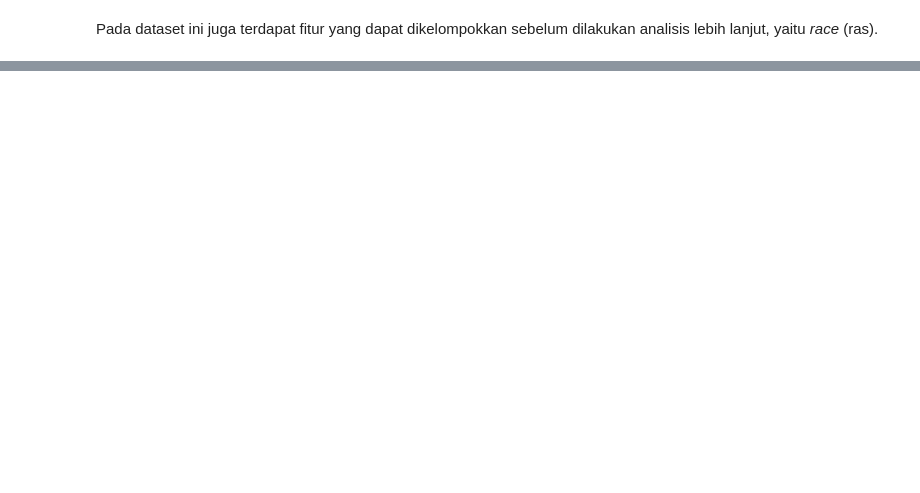
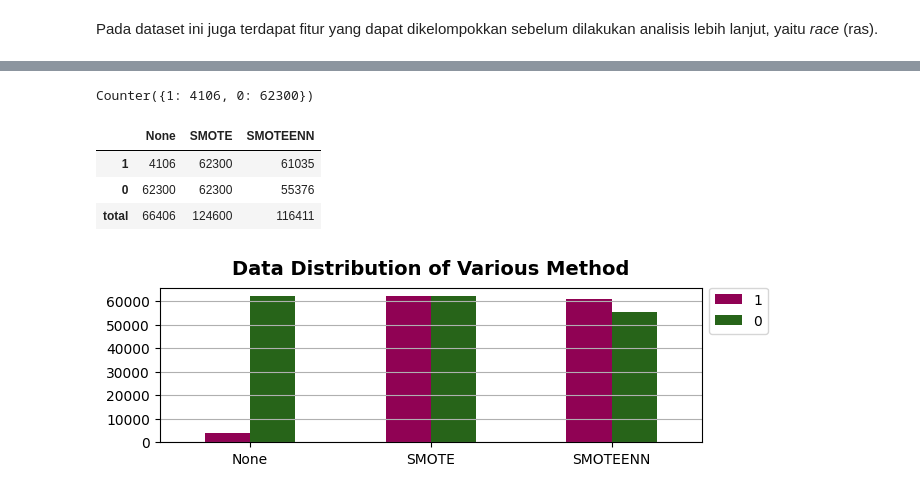
Before and after one commit to aNdr3W03/Eksperimen_SML_andrewbj, a Jupyter notebook: preprocessing/Eksperimen_andrewbj.ipynb, the cells around one changed output, grey strips where cells are left out. Cells and saved outputs as stored; diff of their text form; code cells hidden in the pictures; blank space fills up the shorter version.

```diff
--- a/preprocessing/Eksperimen_andrewbj.ipynb
+++ b/preprocessing/Eksperimen_andrewbj.ipynb
@@ -502,0 +661,57 @@ df.drop(columns=race_cols, inplace=True)
+# %%
+# Split the independent variable (X) and dependent variable/label (y)
+# Drop year and race features as they don't give strong correlation to diabetes
+X = df.drop(['diabetes', 'year', 'race'], axis=1)
+y = df['diabetes']
+# %%
+# Check the amount of data each label
+collections.Counter(y)
+# %% [output]
+Counter({1: 4106, 0: 62300})
+# %%
+# Apply the oversampling and over-undersampling method to overcome the imbalanced data
+smote = SMOTE(sampling_strategy='all')
+X_smote, y_smote = smote.fit_resample(X, y)
+
+smoteenn = SMOTEENN(sampling_strategy='all')
+X_smoteenn, y_smoteenn = smoteenn.fit_resample(X, y)
+# %%
+# Compare the data amoount for different methods
+y_counter = collections.Counter(y)
+y_smote_counter = collections.Counter(y_smote)
+y_smoteenn_counter = collections.Counter(y_smoteenn)
+
+counter_total = {
+    'None': y_counter.total(),
+    'SMOTE': y_smote_counter.total(),
+    'SMOTEENN': y_smoteenn_counter.total(),
+}
+
+data_distribution = pd.DataFrame({
+    'None': (y_counter),
+    'SMOTE': (y_smote_counter),
+    'SMOTEENN': (y_smoteenn_counter),
+})
+
+total_distribution = pd.concat([
+    data_distribution,
+    pd.Series(counter_total, name='total').to_frame().T
+])
+total_distribution
+# %% [output]
+|  | None | SMOTE | SMOTEENN |
+| 1 | 4106 | 62300 | 61035 |
+| 0 | 62300 | 62300 | 55376 |
+| total | 66406 | 124600 | 116411 |
+# %%
+# Plot the data distributions
+ax = data_distribution.T.plot(kind='bar', figsize=(7, 2), color=['#900254', '#276419'])
+
+plt.title('Data Distribution of Various Method', fontsize=14, fontweight='bold', pad=10)
+plt.legend(bbox_to_anchor=(1, 1.05), loc='upper left')
+plt.xticks(rotation=0)
+plt.yticks(np.arange(0, 62000, 10000))  # 0 to 62k, step of 10k
+plt.grid(axis='y')
+plt.show()
+# %% [output]
+[figure, added]
```
Also changed, not shown: parts of 19 cells of this notebook.
